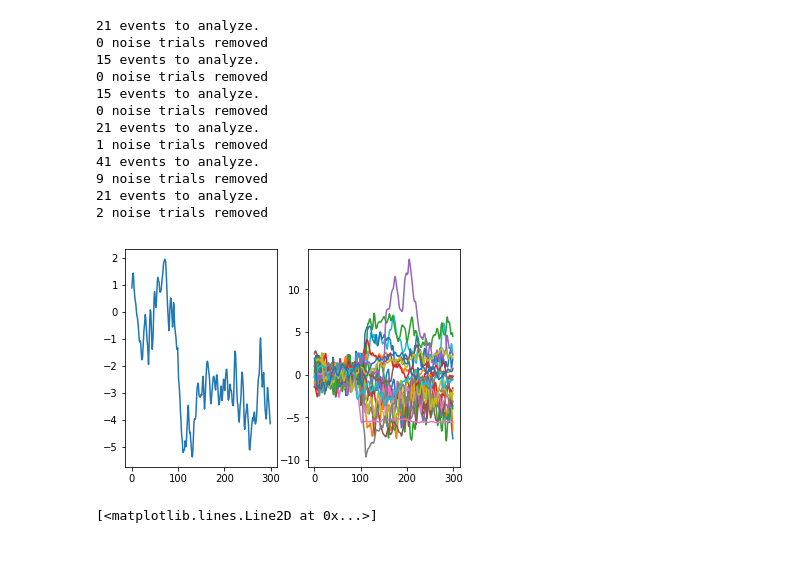
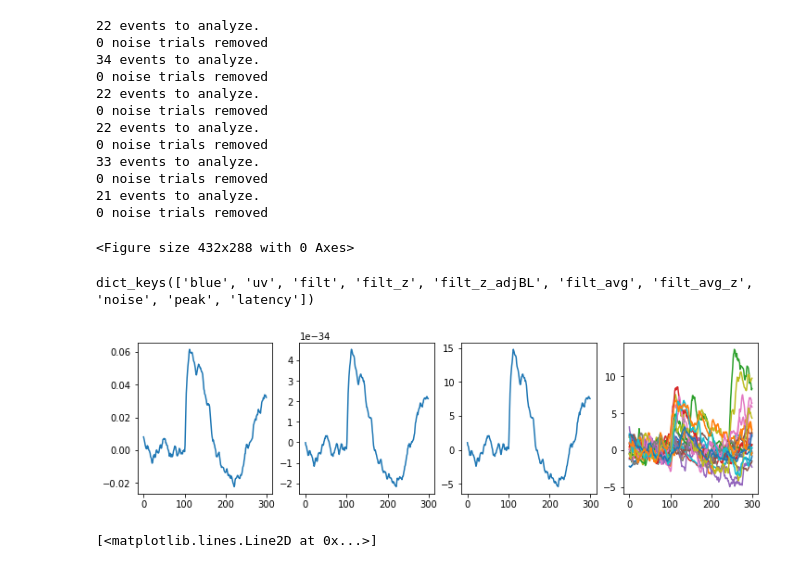
Before and after one commit to mccutcheonlab/PPP_analysis, a Jupyter notebook: notebooks/process_rat.ipynb, the cells around one changed output. Cells and saved outputs as stored; diff of their text form; code cells hidden in the pictures.

Commit message:
got most of figures working with new PPP4 data

```diff
--- a/notebooks/process_rat.ipynb
+++ b/notebooks/process_rat.ipynb
@@ -44,9 +24,9 @@ dir(s)
 # %%
 test_sessions
 # s = test_sessions['PPP1-7_s10'] # for testing PPP1
-# s = test_sessions['PPP1-7_s10'] # for testing PPP3
+s = test_sessions['PPP3-2_s10'] # for testing PPP3
 
-s = ppp4_sessions['PPP4-8_s10'] # for testing different rats in PPP4
+# s = ppp4_sessions['PPP4-8_s10'] # for testing different rats in PPP4
 
 s.loaddata()
 s.data_filt = correctforbaseline(s.data, s.dataUV)
@@ -91,8 +80,6 @@ s.randomevents = makerandomevents(120, max(s.tick)-120)
 s.bgTrials, s.pps = snipper(s.data, s.randomevents,
                                 t2sMap = s.t2sMap, fs = s.fs, bins=bins)
 # %%
-%run fx4makingsnips.py
-
 for side in [s.left, s.right]:
     if side['exist'] == True:
         side['snips_sipper'] = mastersnipper(s, side['sipper'], peak_between_time=[0, 5],
@@ -116,15 +103,16 @@ for side in [s.left, s.right]:
             side['lats'] = []
 s.side2subs()
 # %% [output]
+22 events to analyze.
+0 noise trials removed
+34 events to analyze.
+0 noise trials removed
+22 events to analyze.
+0 noise trials removed
+22 events to analyze.
+0 noise trials removed
+33 events to analyze.
+0 noise trials removed
 21 events to analyze.
 0 noise trials removed
-15 events to analyze.
-0 noise trials removed
-15 events to analyze.
-0 noise trials removed
-21 events to analyze.
-1 noise trials removed
-41 events to analyze.
-9 noise trials removed
-21 events to analyze.
-2 noise trials removed
+<Figure size 432x288 with 0 Axes>
@@ -131,10 +166,16 @@ s.side2subs()
+# %%
+s.cas['snips_licks_forced'].keys()
+# %% [output]
+dict_keys(['blue', 'uv', 'filt', 'filt_z', 'filt_z_adjBL', 'filt_avg', 'filt_avg_z', 'noise', 'peak', 'latency'])
 # %%
-f, ax = plt.subplots(ncols=2)
-ax[0].plot(s.cas['snips_sipper']['filt_avg_z'])
+f, ax = plt.subplots(ncols=4, figsize=(12,3))
+ax[0].plot(np.mean(s.cas['snips_sipper']['blue'], axis=0))
+ax[1].plot(np.mean(s.cas['snips_sipper']['filt'], axis=0))
+ax[2].plot(s.cas['snips_sipper']['filt_avg_z'])
 for trial in s.cas['snips_sipper']['filt_z']:
-    ax[1].plot(trial)
+    ax[3].plot(trial)
 # %% [output]
-[figure, old version]
+[figure, new version]
 # %%
 f, ax = plt.subplots(ncols=3, figsize=(12, 3))
 ax[0].plot(s.data, color='blue')
```
Also changed, not shown: parts of 4 cells of this notebook, 5 other files.
